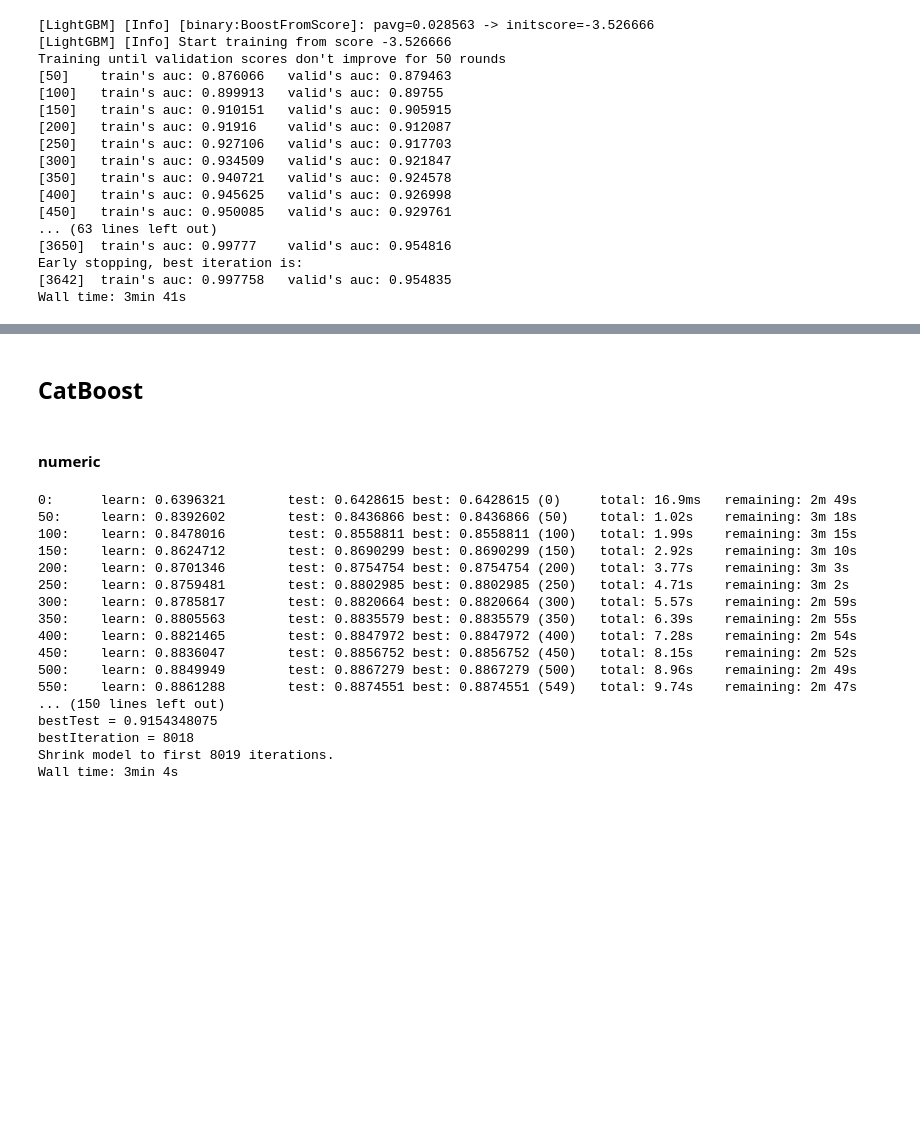
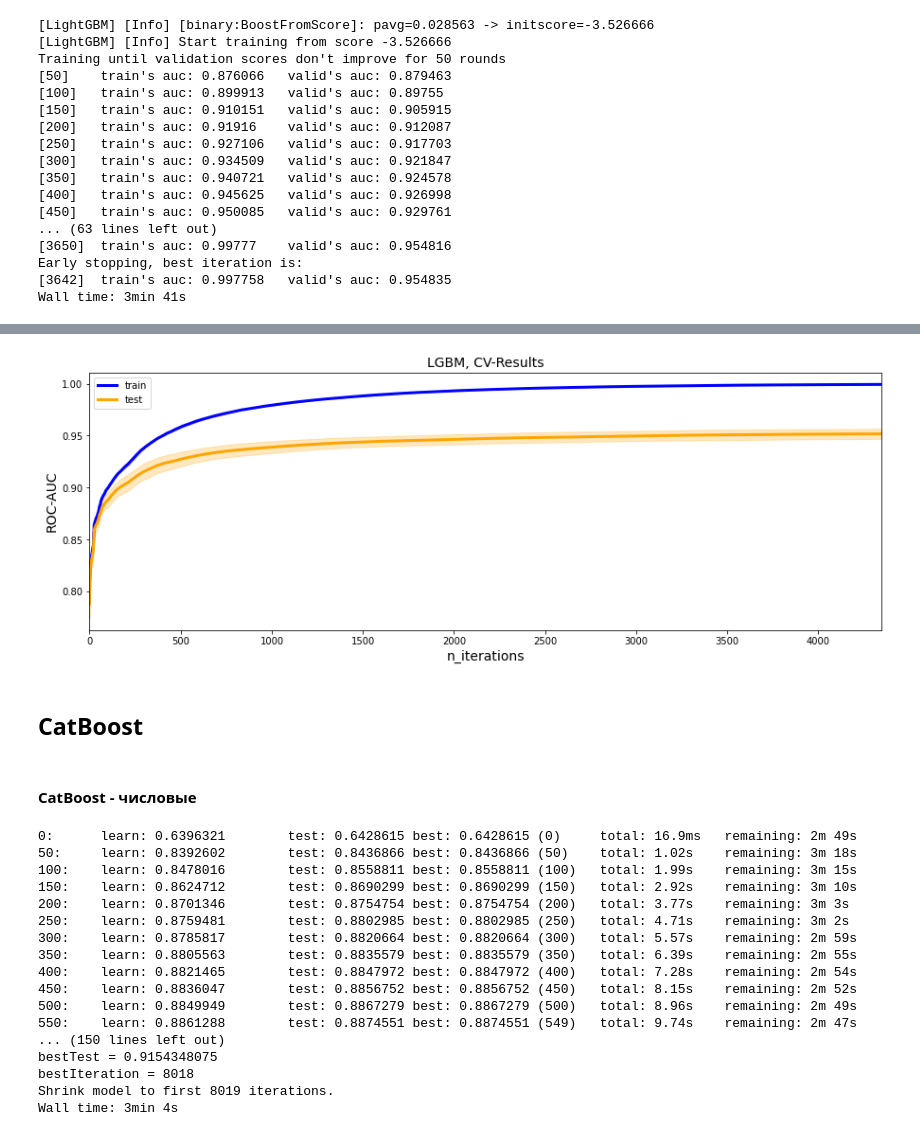
Before and after one commit to VokiVon-P/GB_Kaggle, a Jupyter notebook: notebooks/02_Boosting_Algos.ipynb, the cells around one changed output, grey strips where cells are left out. Saved outputs shown, nothing was run; the diff lists cells and outputs as text; code cells hidden in the pictures; blank space fills up the shorter version.

```diff
--- a/notebooks/02_Boosting_Algos.ipynb
+++ b/notebooks/02_Boosting_Algos.ipynb
@@ -507,3 +548,7 @@ Training until validation scores don't improve for 50 rounds
 Early stopping, best iteration is:
 [3642]  train's auc: 0.997758   valid's auc: 0.954835
 Wall time: 3min 41s
+# %%
+%%time
+# кросвалидация
+cv_lgbm_lgbm = cv_lgbm(params, lgbm_train, y_train)
@@ -510,3 +573,7 @@ Wall time: 3min 41s
+# %%
+plotLgbmResult(cv_lgbm_lgbm)
+# %% [output]
+[figure, added]
 # %% [markdown]
 ## CatBoost
 # %%
@@ -537,8 +625,8 @@ cb_params = {
     "thread_count": 6,
     "random_seed": 42
 }
-# %% [markdown]
-#### numeric
+# %% [markdown]
+#### CatBoost - числовые
 # %%
 %%time
 model = train_catboost(cb_params, num_train, num_valid, y_train, y_valid)
```
Also changed, not shown: parts of 22 cells of this notebook.
